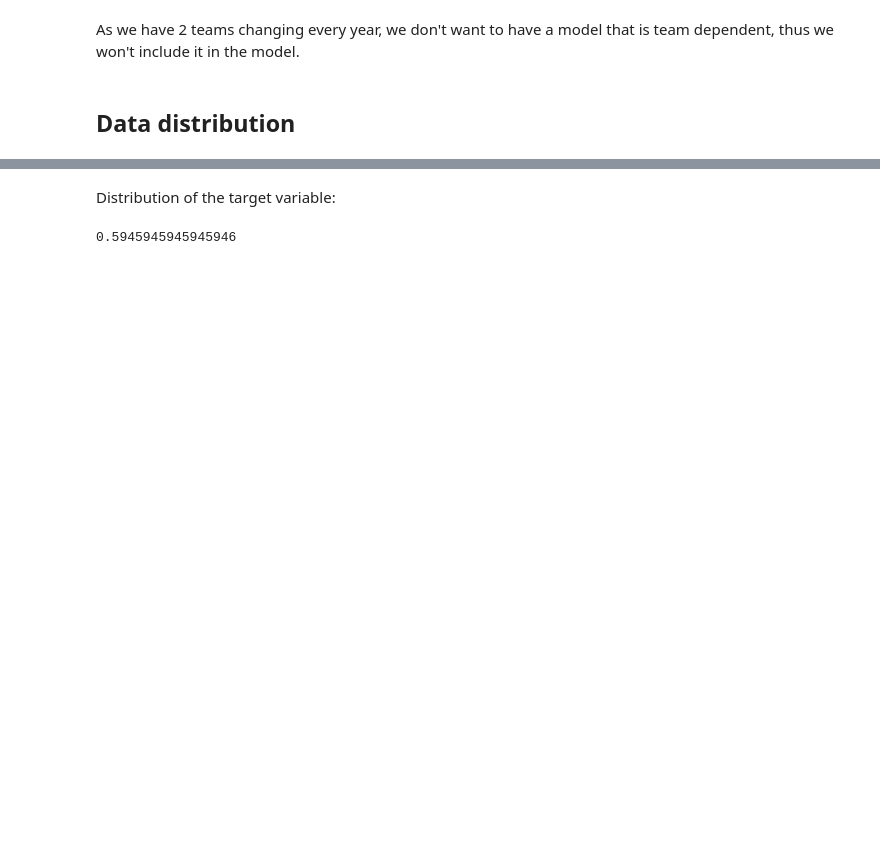
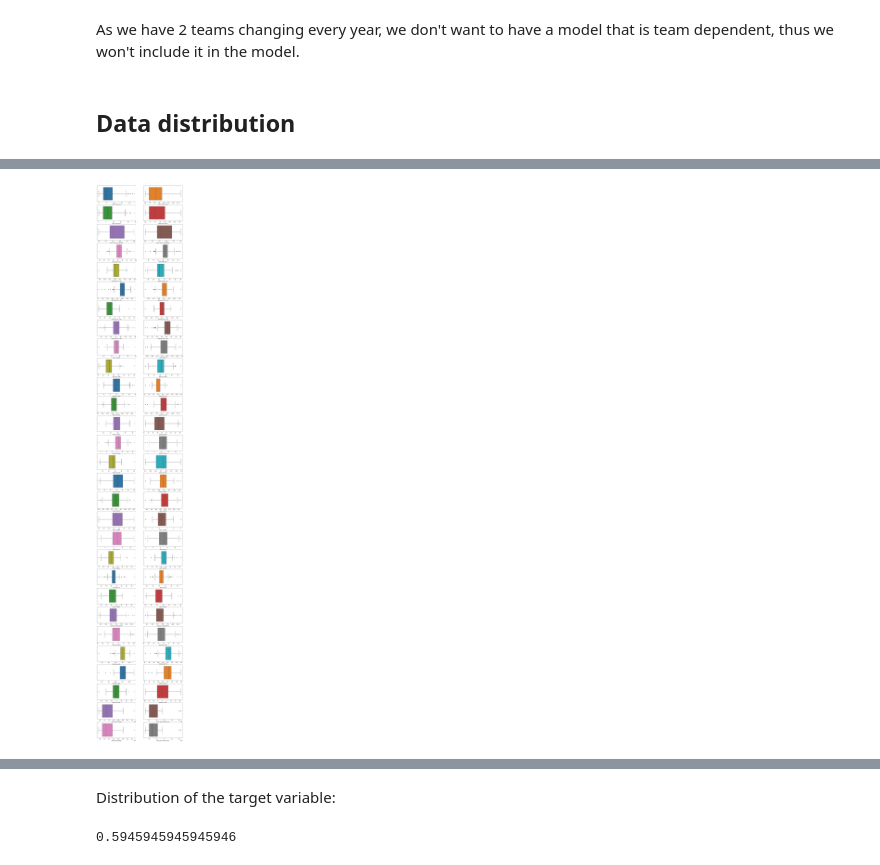
Before and after one commit to LouisAuneau/MISC-basketball-prediction, a Jupyter notebook: exploratory_data_analysis.ipynb, the cells around one changed output, grey strips where cells are left out. Saved outputs shown, nothing was run; the diff lists cells and outputs as text; code cells hidden in the pictures; blank space fills up the shorter version.

```diff
--- a/exploratory_data_analysis.ipynb
+++ b/exploratory_data_analysis.ipynb
@@ -91,0 +94,7 @@ Those features can be dropped.
+# %%
+with warnings.catch_warnings(record=True):
+    f, axes = plt.subplots(nb_numerical_features//2, 2, figsize=(15, 100))
+    for idx in range(0, nb_numerical_features):
+        sns.boxplot(x=numerical_features.iloc[:, idx], orient="h", ax=axes[idx//2, idx%2], color=colors[idx])
+# %% [output]
+[figure, added]
```
Also changed, not shown: parts of 23 cells of this notebook, 1 other file.
